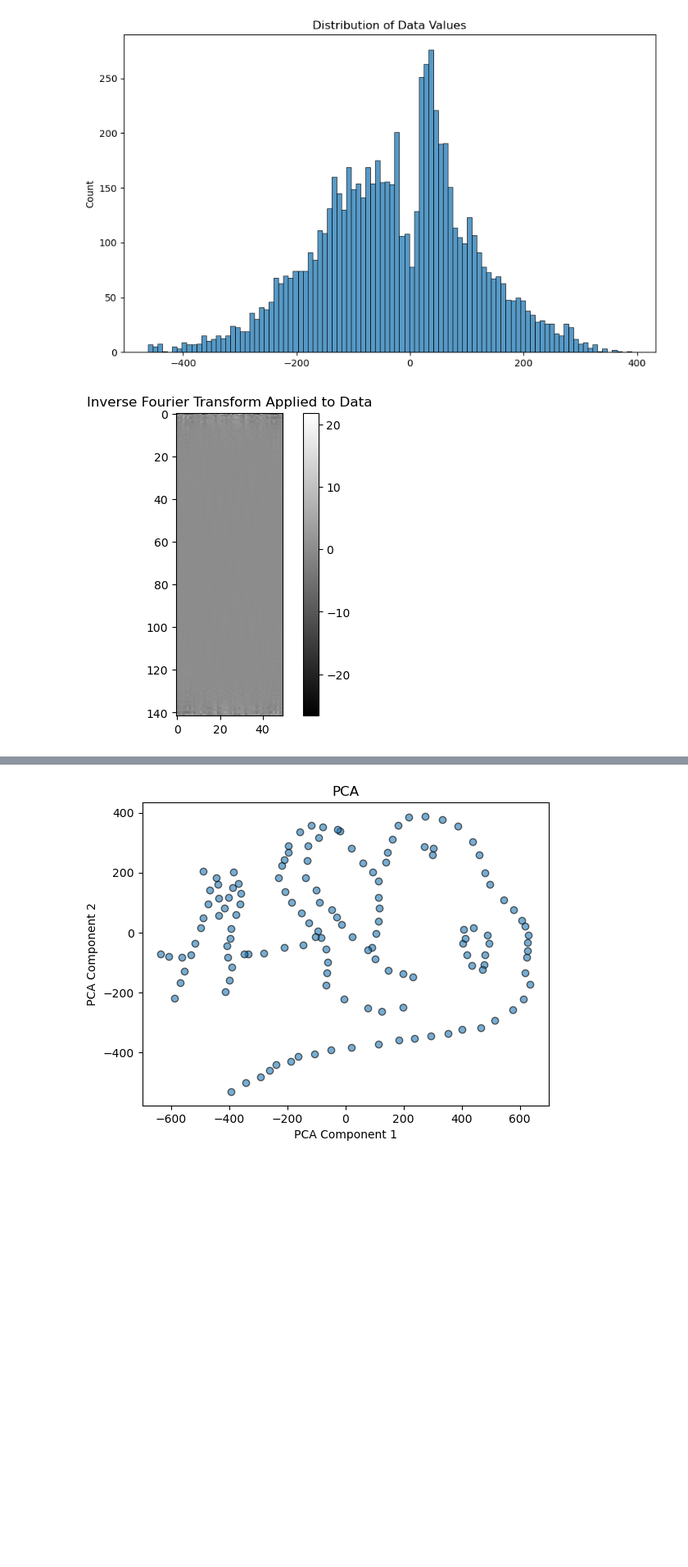
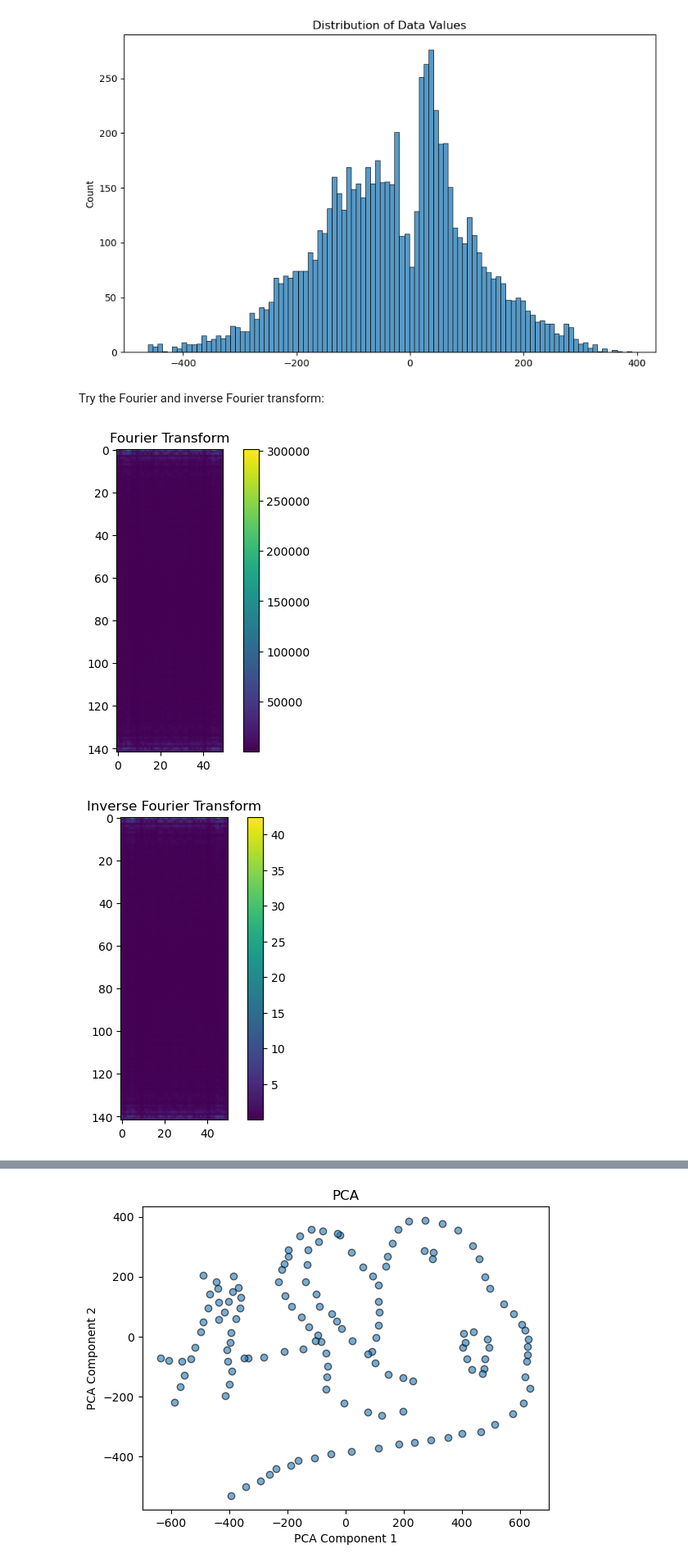
Before and after one commit to andrew-sugarman/midterm_557, a Jupyter notebook: problem4_scratch.ipynb, the cells around one changed output, grey strips where cells are left out. Shown: that part at 82% size. Cells and saved outputs as stored; diff of their text form; code cells hidden in the pictures; blank space fills up the shorter version.

```diff
--- a/problem4_scratch.ipynb
+++ b/problem4_scratch.ipynb
@@ -44,23 +44,28 @@ plt.show()
 # %% [output]
 [figure]
 [figure]
+# %% [markdown]
+Try the Fourier and inverse Fourier transform:
 # %%
 import numpy as np
-from numpy.fft import fft2, fftshift
+from numpy.fft import fft2, ifft2, fftshift
 import matplotlib.pyplot as plt
 
-# numpy data array
+#
 da = df.to_numpy()
 
 fft_result = fft2(da)
-
-# Apply the inverse 2D Fourier Transform
-ifft_result = ifft2(da).real  # Use only the real part for visualization
-
-# Plot the result of the inverse Fourier Transform
-plt.imshow(ifft_result, cmap='gray')
-plt.title('Inverse Fourier Transform Applied to Data')
+ifft_result = ifft2(da)
+#
+plt.imshow(np.abs(fft_result))
+plt.title('Fourier Transform')
 plt.colorbar()
 plt.show()
+
+plt.imshow(np.abs(ifft_result))
+plt.title('Inverse Fourier Transform')
+plt.colorbar()
+plt.show()
 # %% [output]
-[figure, old version]
+[figure, new version]
+[figure, added]
```
Also changed, not shown: parts of 3 cells of this notebook, 3 other files.
